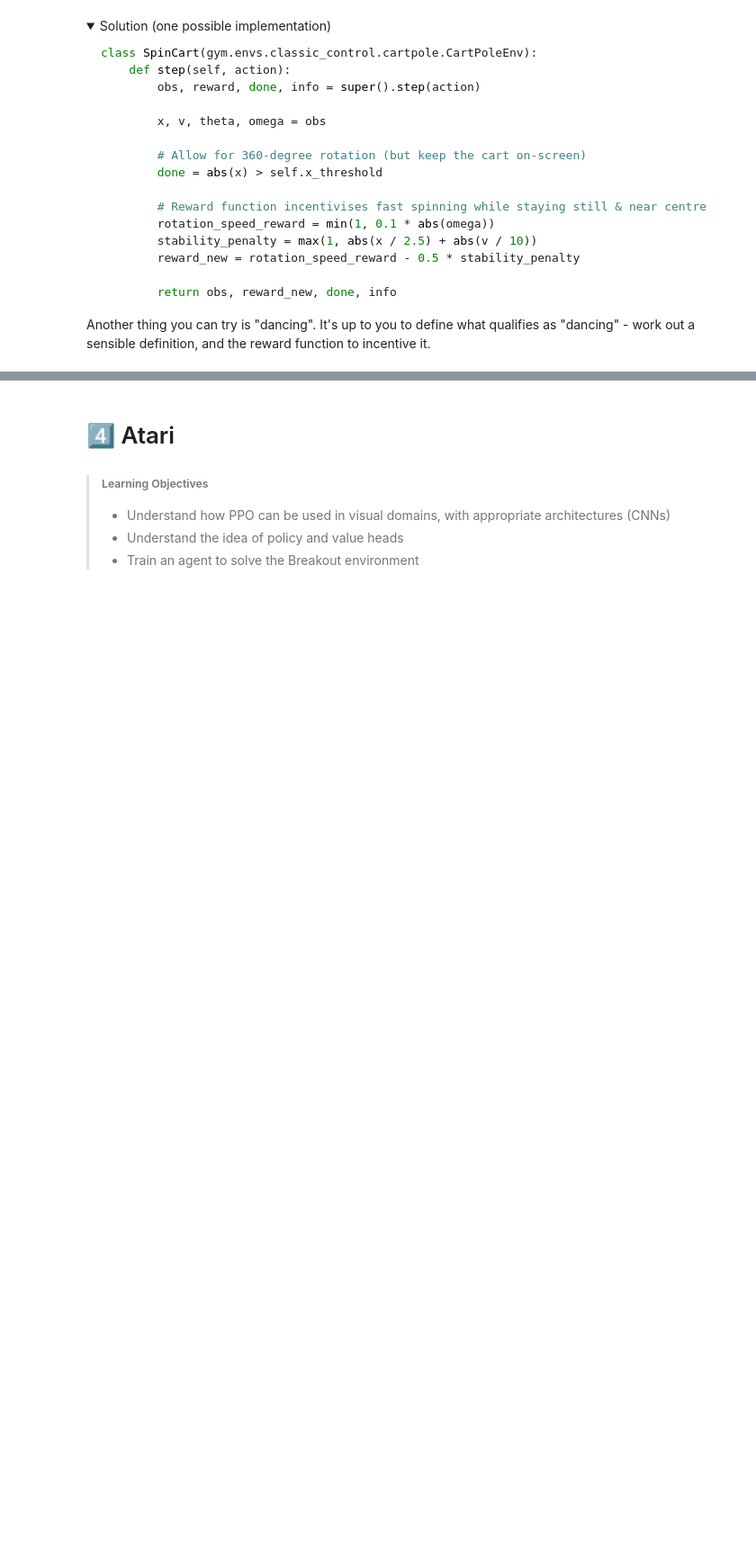
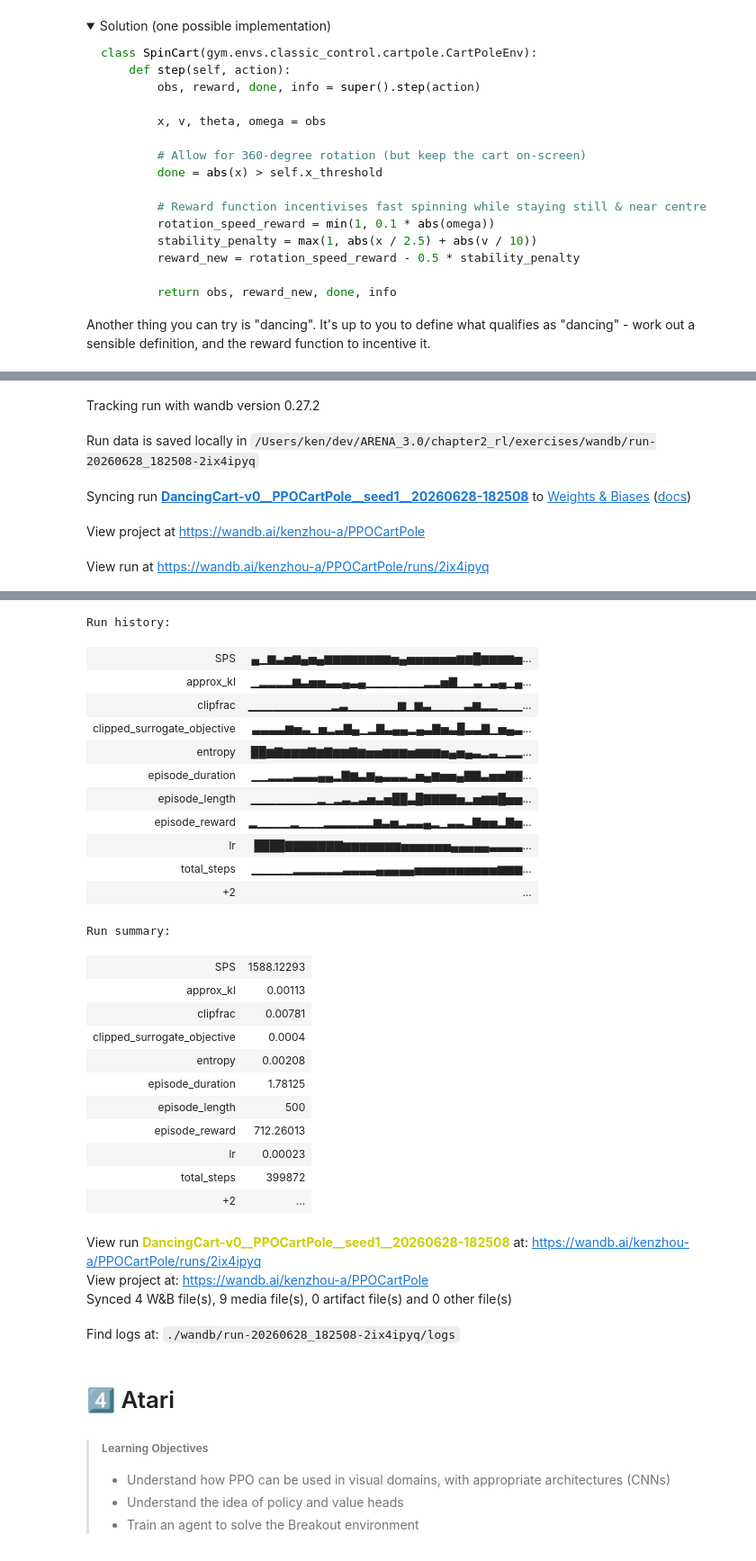
Before and after one commit to notken12/ARENA_3.0, a Jupyter notebook: chapter2_rl/exercises/part3_ppo/2.3_PPO_exercises copy.ipynb, the cells around one changed output, grey strips where cells are left out. Shown at 90% size. Cells and saved outputs as stored; diff of their text form; code cells hidden in the pictures; folded sections open; blank space fills up the shorter version.

```diff
--- a/chapter2_rl/exercises/part3_ppo/2.3_PPO_exercises copy.ipynb
+++ b/chapter2_rl/exercises/part3_ppo/2.3_PPO_exercises copy.ipynb
@@ -2329,3 +2333,26 @@ class SpinCart(gym.envs.classic_control.cartpole.CartPoleEnv):
 </details>
 
 Another thing you can try is "dancing". It's up to you to define what qualifies as "dancing" - work out a sensible definition, and the reward function to incentive it.
+# %%
+from gymnasium.envs.classic_control import CartPoleEnv
+
+class DancingCart(CartPoleEnv):
+    def step(self, action):
+        obs, reward, terminated, truncated, info = super().step(action)
+
+        x, v, theta, omega = obs
+
+        reward_omega = abs(omega) * 0.5
+        reward_pos = (1 - abs(x / 2.4) * 0.5) * 1
+        reward_vel = abs(v) * 0.0
+        reward_new = reward_omega + reward_pos + reward_vel
+        terminated = abs(x) > 2.4 or abs(theta) > 0.4095
+
+        return (obs, reward_new, terminated, truncated, info)
+
+
+gym.envs.registration.register(id="DancingCart-v0", entry_point=DancingCart, max_episode_steps=500)
+args = PPOArgs(env_id="DancingCart-v0", use_wandb=True, video_log_freq=50, total_timesteps=400_000)
+trainer = PPOTrainer(args)
+trainer.train()
+# %% [output]
@@ -2331,0 +2360,5 @@ Another thing you can try is "dancing". It's up to you to define what qualifies
+Tracking run with wandb version 0.27.2
+Run data is saved locally in /Users/ken/dev/ARENA_3.0/chapter2_rl/exercises/wandb/run-20260628_182508-2ix4ipyq
+Syncing run DancingCart-v0__PPOCartPole__seed1__20260628-182508 to Weights & Biases (docs)
+View project at https://wandb.ai/kenzhou-a/PPOCartPole
+View run at https://wandb.ai/kenzhou-a/PPOCartPole/runs/2ix4ipyq
@@ -2332,3 +2366,31 @@ Another thing you can try is "dancing". It's up to you to define what qualifies
+Run history:
+| SPS | ▄▁▆▃▅▆▄▅▄▆▆▆▆▆▆▆▆▅▄▅▅▅▅▅▅▆▆█▆▆▆▆▅... |
+| approx_kl | ▁▂▂▂▂▆▃▅▅▃▃▄▃▄▁▁▁▁▁▁▁▂▂▅▇▁▁▃▁▃▄▁▄... |
+| clipfrac | ▁▁▁▁▁▁▁▁▁▁▂▃▁▁▁▁▁▁▆▁▆▃▁▁▁▁▃▆▂▂▁▁▁... |
+| clipped_surrogate_objective | ▃▃▃▃▆▅▃▁▅▂▃▇▄▁▂▇▃▄▄▂▄▃▇▅▃█▃▃▇▁▅▄▃... |
+| entropy | ██▆▇▆▆▆▇▆▇▆▆▇▆▅▅▆▆▆▅▆▆▆▅▄▅▄▃▂▃▁▂▂... |
+| episode_duration | ▁▁▂▂▂▃▃▃▄▄▂▇▆▃▆▄▃▃▃▂▅▄▆▅▅▄▇▇▃▅▅▇▇... |
+| episode_length | ▁▁▁▁▁▁▁▁▂▁▂▃▂▃▅▃▅██▃█▇▇▇▇▅▂▅▆▆█▅▅... |
+| episode_reward | ▂▁▁▁▁▂▁▁▁▂▂▂▂▂▂▆▃▅▂▃▃▄▂▁▃▃▂▇▅▅▂▇▅... |
+| lr | ████▇▇▇▇▇▇▇▆▆▆▆▆▆▆▅▅▅▅▅▅▄▄▄▄▄▃▃▃▃... |
+| total_steps | ▁▁▁▁▁▂▂▂▂▂▂▃▃▃▃▄▄▄▄▄▅▅▅▅▅▅▅▅▅▅▆▆▆... |
+| +2 | ... |
+Run summary:
+| SPS | 1588.12293 |
+| approx_kl | 0.00113 |
+| clipfrac | 0.00781 |
+| clipped_surrogate_objective | 0.0004 |
+| entropy | 0.00208 |
+| episode_duration | 1.78125 |
+| episode_length | 500 |
+| episode_reward | 712.26013 |
+| lr | 0.00023 |
+| total_steps | 399872 |
+| +2 | ... |
+View run DancingCart-v0__PPOCartPole__seed1__20260628-182508 at: https://wandb.ai/kenzhou-a/PPOCartPole/runs/2ix4ipyq
+View project at: https://wandb.ai/kenzhou-a/PPOCartPole
+Synced 4 W&B file(s), 9 media file(s), 0 artifact file(s) and 0 other file(s)
+Find logs at: ./wandb/run-20260628_182508-2ix4ipyq/logs
 # %% [markdown]
 # 4️⃣ Atari
 
```
Also changed, not shown: parts of 9 cells of this notebook.
